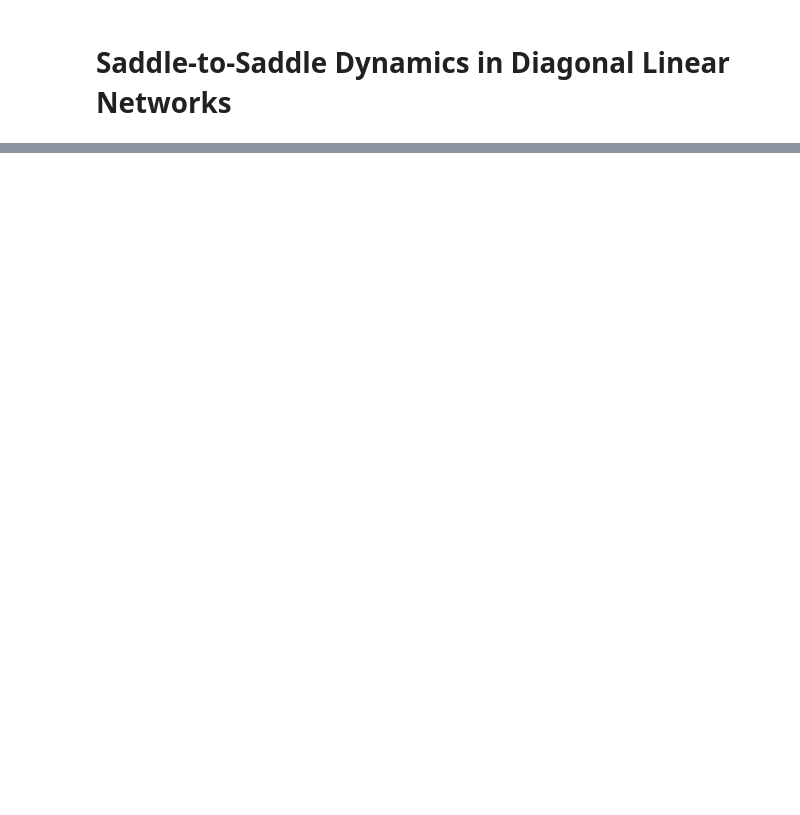
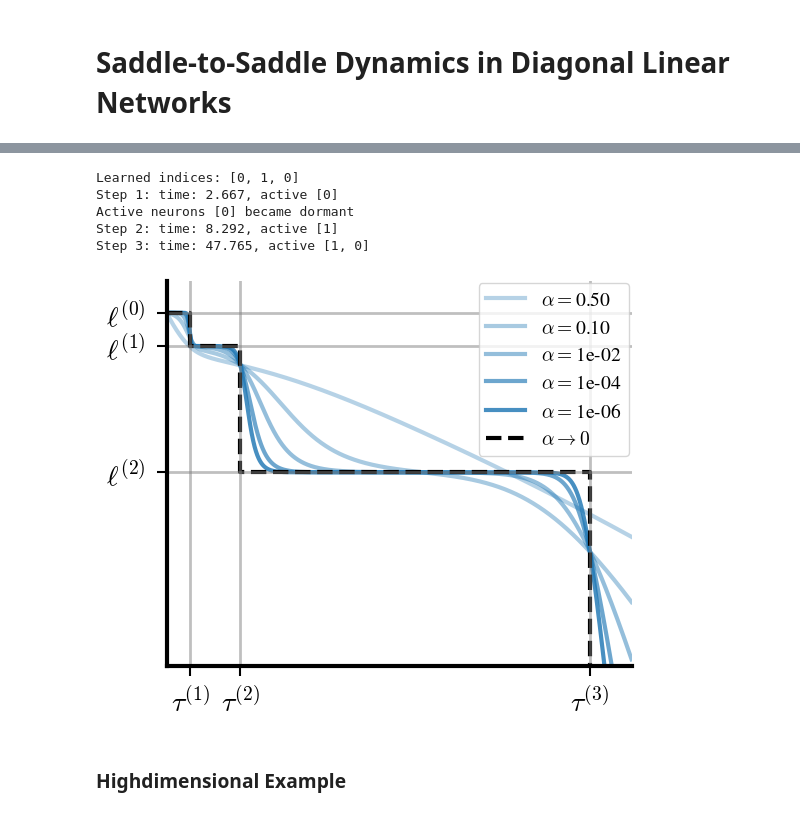
Before and after one commit to danielkunin/alternating-gradient-flows, a Jupyter notebook: diagonal-linear-network.ipynb, the cells around one changed output, grey strips where cells are left out. Cells and saved outputs as stored; diff of their text form; code cells hidden in the pictures; blank space fills up the shorter version.

```diff
--- a/diagonal-linear-network.ipynb
+++ b/diagonal-linear-network.ipynb
@@ -781,0 +578,67 @@ NameError: name 'u' is not defined
+# %%
+base_color = "#1f77b4"  # Set the base color for all lines
+def normalized_alpha(alpha):
+    return min(1, max(0.3, 0.3 + 0.7 * (-np.log(alpha) / -np.log(1e-8))))
+
+# Plotting Empirics
+fig, ax = plt.subplots(figsize=(6, 5))
+for alpha, losses in all_losses.items():
+    formatted_scale = f'{alpha:.0e}' if alpha < 0.1 else f'{alpha:.2f}'
+    ax.plot(1/-np.log(alpha) * range(max_iters), losses,
+            color=base_color, alpha=normalized_alpha(alpha),
+            label=r'$\alpha =$' + formatted_scale, lw=3)
+
+
+# Plotting Theory
+loss_list, beta_list, t_list, s_list = pesme_flammarion(X, y)
+time_sequence = n * np.array(t_list) / learning_rate  # Normalize time
+loss_list, beta_list, t_list = AGF(X, y, alpha, tol_grad=1e-9)
+time_sequence = 1/-np.log(alpha) * np.array(t_list) / learning_rate  # Normalize time
+plt.step(time_sequence, loss_list, linestyle='--', color='k', where='post', label=r'$\alpha \to 0$', lw=3)
+
+# Plot vertical and horizontal lines
+for i, tau in enumerate(time_sequence):
+    ax.axvline(x=tau, color='grey', alpha=0.5, linestyle='-', linewidth=2)
+for i, ell in enumerate(loss_list):
+    ax.axhline(y=ell, color='grey', alpha=0.5, linestyle='-', linewidth=2)
+
+# times = np.hstack((time_sequence, np.array([5500])))
+# for i in range(len(t_list) - 1):
+#     ax.fill_betweenx(
+#         y=[loss_list[i], loss_list[i + 1]],   # vertical limits
+#         x1=times[i], x2=times[i + 1], # horizontal range
+#         color='gray', alpha=0.2
+#     )
+#     ax.fill_betweenx(
+#         y=[loss_list[i], loss_list[i + 1]],   # vertical limits
+#         x1=times[i+1], x2=times[i + 2], # horizontal range
+#         color='yellow', alpha=0.2
+#     )
+
+
+ax.set_yscale('log')
+# ax.set_xscale('log')
+# ax.set_xlabel('Iteration', fontsize=24)
+# ax.set_ylabel(r'$\mathcal{L}$', fontsize=24)
+ax.set_xlim(0, 38000)
+ax.set_ylim(1e-3, 2 * losses[0])
+
+ax.set_xticks(time_sequence[1:])
+ax.set_xticklabels([r'$\tau^{(1)}$', r'$\tau^{(2)}$', r'$\tau^{(3)}$'])
+
+ax.set_yticks(loss_list[:-1])
+ax.set_yticklabels([r'$\ell^{(0)}$', r'$\ell^{(1)}$', r'$\ell^{(2)}$'])
+ax.yaxis.set_minor_locator(plt.NullLocator())
+
+ax.legend(title="", loc='upper left', bbox_to_anchor=(0.65, 1.02))
+style_axes(ax)
+plt.savefig("loss.pdf", dpi=300, bbox_inches='tight')
+# %% [output]
+Learned indices: [0, 1, 0]
+Step 1: time: 2.667, active [0]
+Active neurons [0] became dormant
+Step 2: time: 8.292, active [1]
+Step 3: time: 47.765, active [1, 0]
+[figure, added]
+# %% [markdown]
+### Highdimensional Example
```
Also changed, not shown: parts of 37 cells of this notebook, 1 other file.
